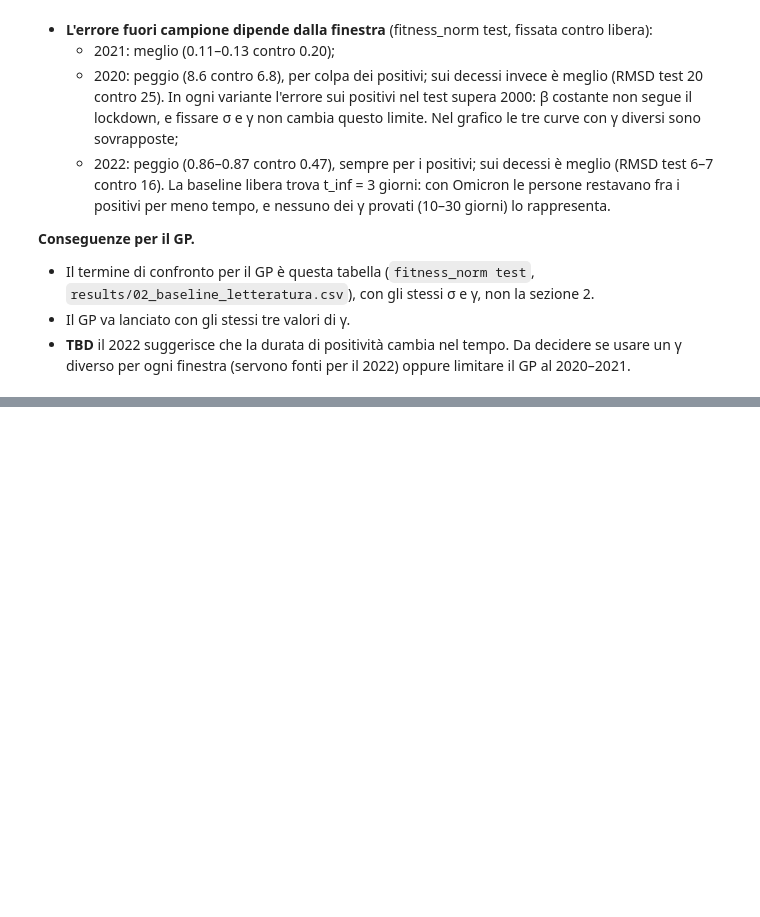
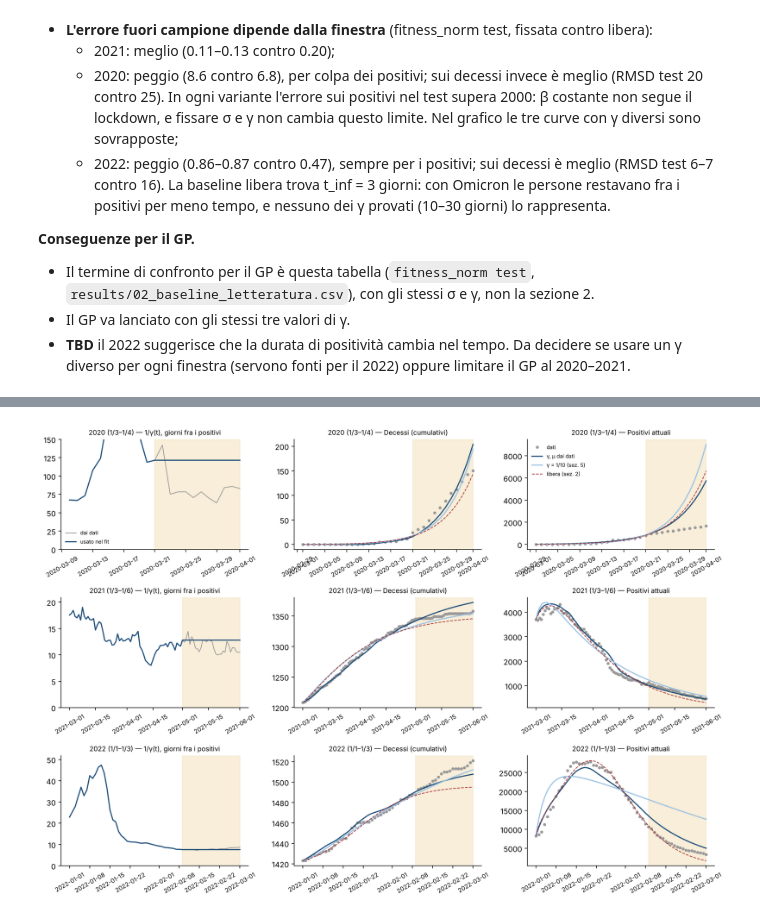
Before and after one commit to annaferrari02/seird-gp, a Jupyter notebook: notebooks/02_baseline.ipynb, the cells around one changed output, grey strips where cells are left out. Saved outputs shown, nothing was run; the diff lists cells and outputs as text; code cells hidden in the pictures; blank space fills up the shorter version.

```diff
--- a/notebooks/02_baseline.ipynb
+++ b/notebooks/02_baseline.ipynb
@@ -376,0 +426,12 @@ fig.tight_layout(); fig.savefig(RESULTS_DIR / "02_baseline_letteratura.png", dpi
+# %%
+# Confronto fuori campione: libera (sez. 2), γ fissato (sez. 5, intervallo sui tre γ), γ dai dati (sez. 6)
+cmp_rows = []
+for name in WINDOWS:
+    lit = baseline_lit.loc[name].drop("libera (sezione 2)")
+    free = baseline_lit.loc[(name, "libera (sezione 2)")]
+    data_r = baseline_rates.loc[(name, "γ, μ dai dati")]
+    for metric in ["fitness_norm test", "RMSD D test", "RMSD I test"]:
+        cmp_rows.append({"finestra": name, "misura": metric, "libera": free[metric],
+                         "γ fissato (min–max)": f"{lit[metric].min():.3g}–{lit[metric].max():.3g}",
+                         "γ, μ dai dati": data_r[metric]})
+pd.DataFrame(cmp_rows).set_index(["finestra", "misura"]).round(3)
@@ -376,0 +450,25 @@ fig.tight_layout(); fig.savefig(RESULTS_DIR / "02_baseline_letteratura.png", dpi
+# %%
+fig, ax = plt.subplots(3, 3, figsize=(13, 9))
+for i, (name, (a, b)) in enumerate(WINDOWS.items()):
+    obs = data["clean"].loc[a:b]
+    res = fits_rates[(name, "γ, μ dai dati")]
+    observed_gamma = empirical_rates(data["clean"]).loc[a:b, "gamma"]
+    ax[i, 0].plot(1 / observed_gamma, color="#999", lw=1, label="dai dati")
+    ax[i, 0].plot(1 / res.extra["rates"]["gamma"], color="#1f4e79", label="usato nel fit")
+    ax[i, 0].set_ylim(0, min(150, float((1 / observed_gamma).quantile(0.95)) * 1.2))
+    ax[i, 0].set_title(f"{name} — 1/γ(t), giorni fra i positivi", fontsize=9)
+    for j, (model, col, lab) in enumerate([("D", "deceduti", "Decessi (cumulativi)"),
+                                           ("I", "totale_positivi", "Positivi attuali")], start=1):
+        ax[i, j].plot(obs.index, obs[col], "o", ms=3, color="#999", label="dati")
+        ax[i, j].plot(res.simulation[model], color="#1f4e79", label="γ, μ dai dati")
+        ax[i, j].plot(fits_lit[(name, "γ = 1/10 (infettività)")].simulation[model], color="#9cc3e4", label="γ = 1/10 (sez. 5)")
+        ax[i, j].plot(fits[("clean", name)].simulation[model], "--", color="#a33", lw=1, label="libera (sez. 2)")
+        ax[i, j].set_title(f"{name} — {lab}", fontsize=9)
+    for axx in ax[i]:
+        axx.axvspan(res.train_end, obs.index[-1], color="#f4e3c1", alpha=0.6)
+        axx.spines[["top", "right"]].set_visible(False)
+        axx.tick_params(axis="x", labelrotation=30, labelsize=8)
+ax[0, 0].legend(frameon=False, fontsize=7); ax[0, 2].legend(frameon=False, fontsize=7)
+fig.tight_layout(); fig.savefig(RESULTS_DIR / "02_baseline_gamma_dati.png", dpi=150)
+# %% [output]
+[figure, added]
```
Also changed, not shown: parts of 4 cells of this notebook, 7 other files.
